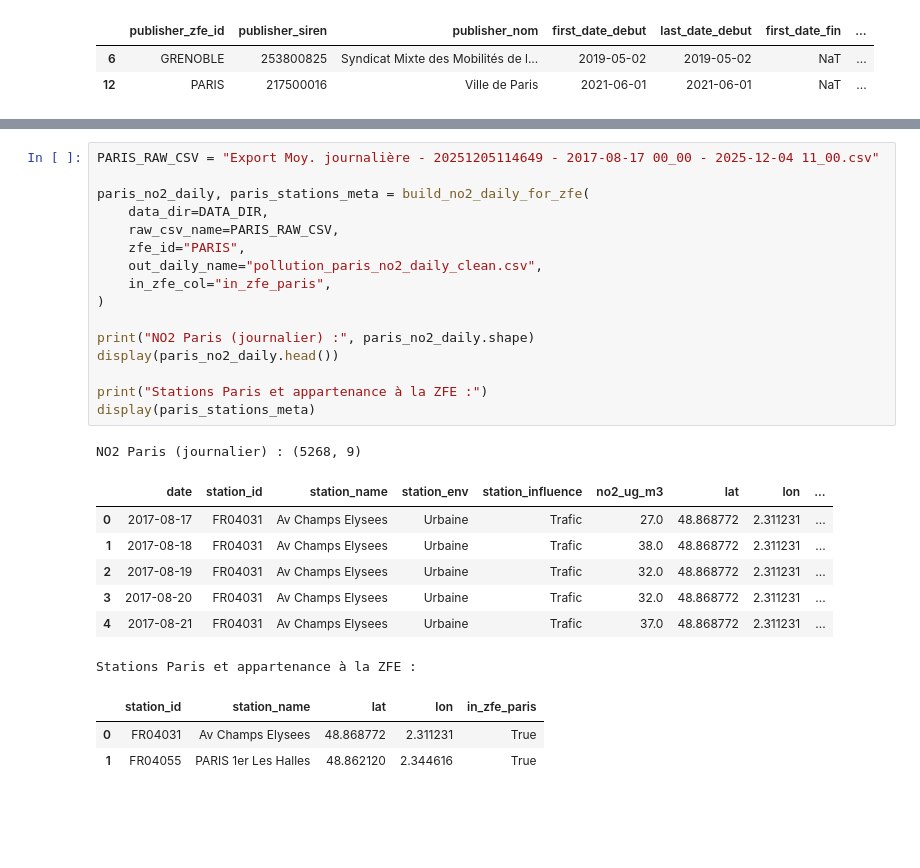
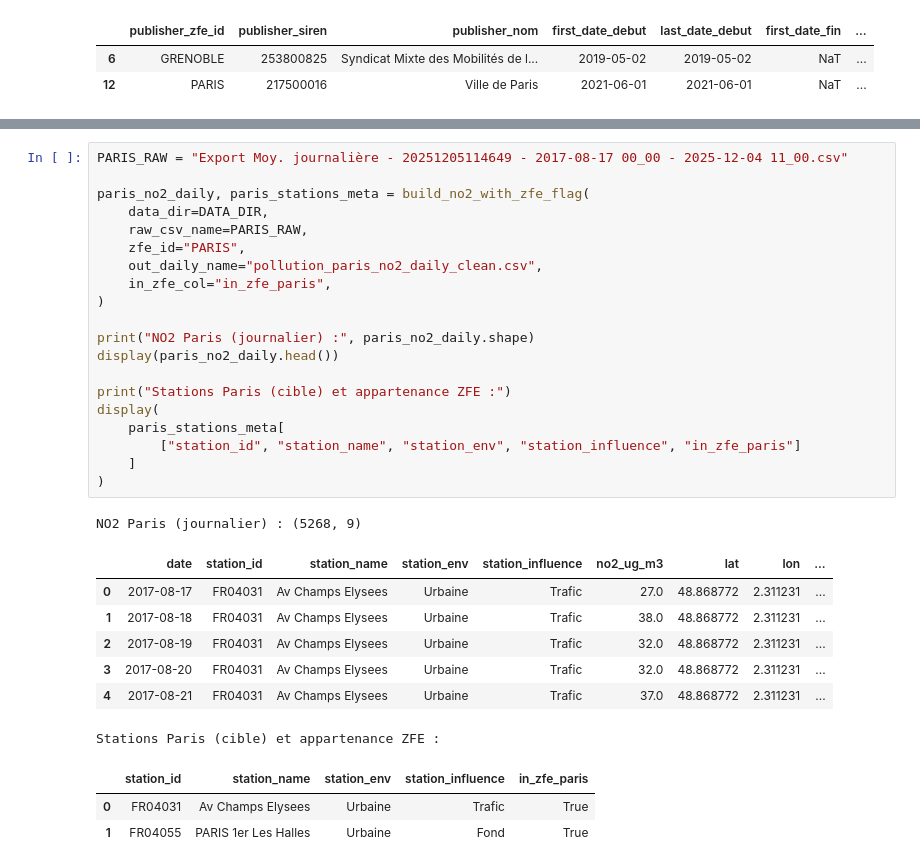
Before and after one commit to pasilvente/project_python_for_data_science_at_ENSAE_ZFE_ML_SCM, a Jupyter notebook: rapport_zfe.ipynb, the cells around one changed output, grey strips where cells are left out. Cells and saved outputs as stored; diff of their text form; blank space fills up the shorter version.

```diff
--- a/rapport_zfe.ipynb
+++ b/rapport_zfe.ipynb
@@ -261,28 +266,32 @@ Ce fichier servira de base aux analyses descriptives et à la construction du sy
 # %%
-PARIS_RAW_CSV = "Export Moy. journalière - 20251205114649 - 2017-08-17 00_00 - 2025-12-04 11_00.csv"
+PARIS_RAW = "Export Moy. journalière - 20251205114649 - 2017-08-17 00_00 - 2025-12-04 11_00.csv"
 
-paris_no2_daily, paris_stations_meta = build_no2_daily_for_zfe(
+paris_no2_daily, paris_stations_meta = build_no2_with_zfe_flag(
     data_dir=DATA_DIR,
-    raw_csv_name=PARIS_RAW_CSV,
+    raw_csv_name=PARIS_RAW,
     zfe_id="PARIS",
     out_daily_name="pollution_paris_no2_daily_clean.csv",
     in_zfe_col="in_zfe_paris",
 )
 
 print("NO2 Paris (journalier) :", paris_no2_daily.shape)
 display(paris_no2_daily.head())
 
-print("Stations Paris et appartenance à la ZFE :")
-display(paris_stations_meta)
+print("Stations Paris (cible) et appartenance ZFE :")
+display(
+    paris_stations_meta[
+        ["station_id", "station_name", "station_env", "station_influence", "in_zfe_paris"]
+    ]
+)
 # %% [output]
 NO2 Paris (journalier) : (5268, 9)
 |  | date | station_id | station_name | station_env | station_influence | no2_ug_m3 | lat | lon | ... |
 | 0 | 2017-08-17 | FR04031 | Av Champs Elysees | Urbaine | Trafic | 27.0 | 48.868772 | 2.311231 | ... |
 | 1 | 2017-08-18 | FR04031 | Av Champs Elysees | Urbaine | Trafic | 38.0 | 48.868772 | 2.311231 | ... |
 | 2 | 2017-08-19 | FR04031 | Av Champs Elysees | Urbaine | Trafic | 32.0 | 48.868772 | 2.311231 | ... |
 | 3 | 2017-08-20 | FR04031 | Av Champs Elysees | Urbaine | Trafic | 32.0 | 48.868772 | 2.311231 | ... |
 | 4 | 2017-08-21 | FR04031 | Av Champs Elysees | Urbaine | Trafic | 37.0 | 48.868772 | 2.311231 | ... |
-Stations Paris et appartenance à la ZFE :
+Stations Paris (cible) et appartenance ZFE :
-|  | station_id | station_name | lat | lon | in_zfe_paris |
-| 0 | FR04031 | Av Champs Elysees | 48.868772 | 2.311231 | True |
-| 1 | FR04055 | PARIS 1er Les Halles | 48.862120 | 2.344616 | True |
+|  | station_id | station_name | station_env | station_influence | in_zfe_paris |
+| 0 | FR04031 | Av Champs Elysees | Urbaine | Trafic | True |
+| 1 | FR04055 | PARIS 1er Les Halles | Urbaine | Fond | True |
```
Also changed, not shown: parts of 12 cells of this notebook, 4 other files.
